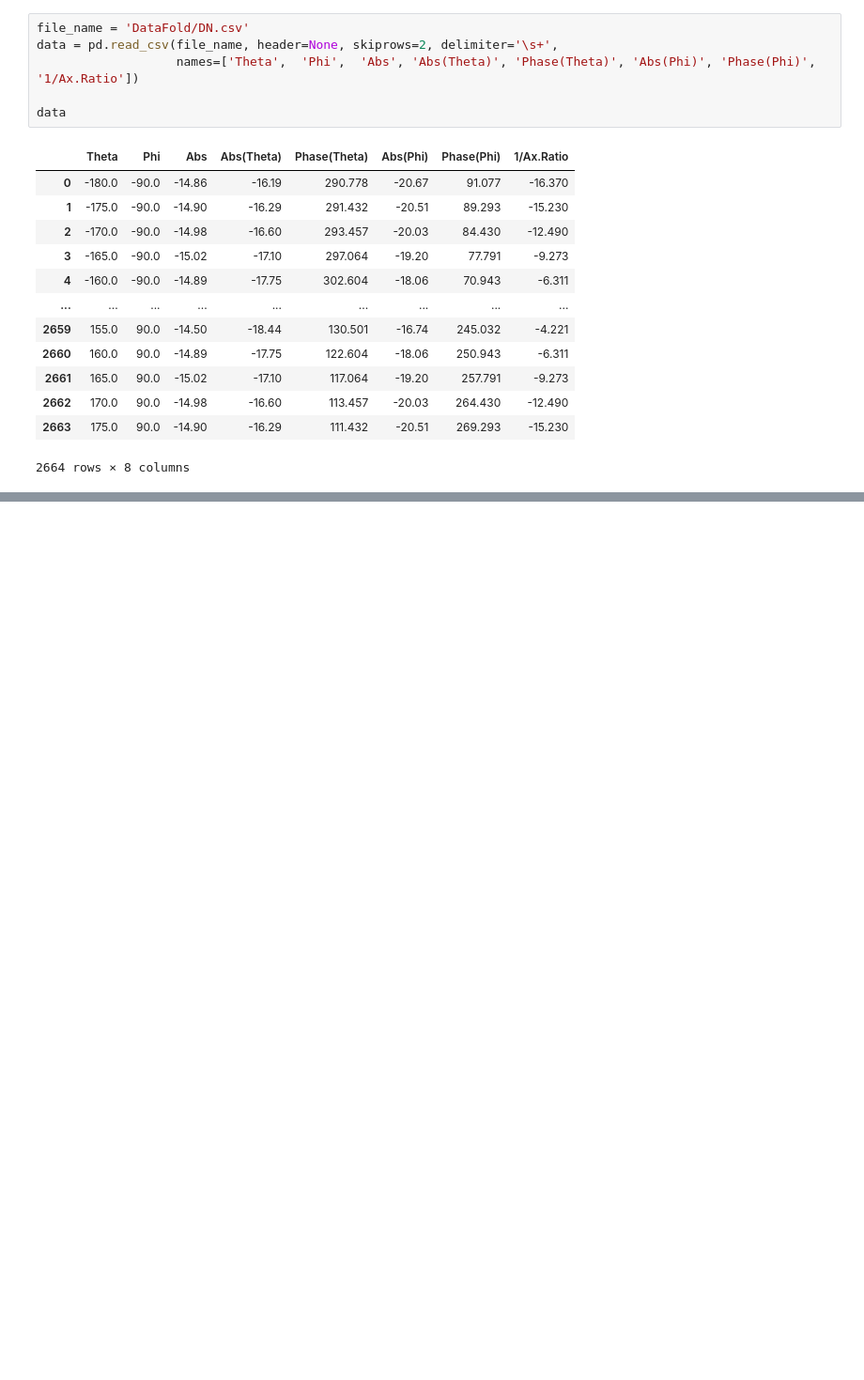
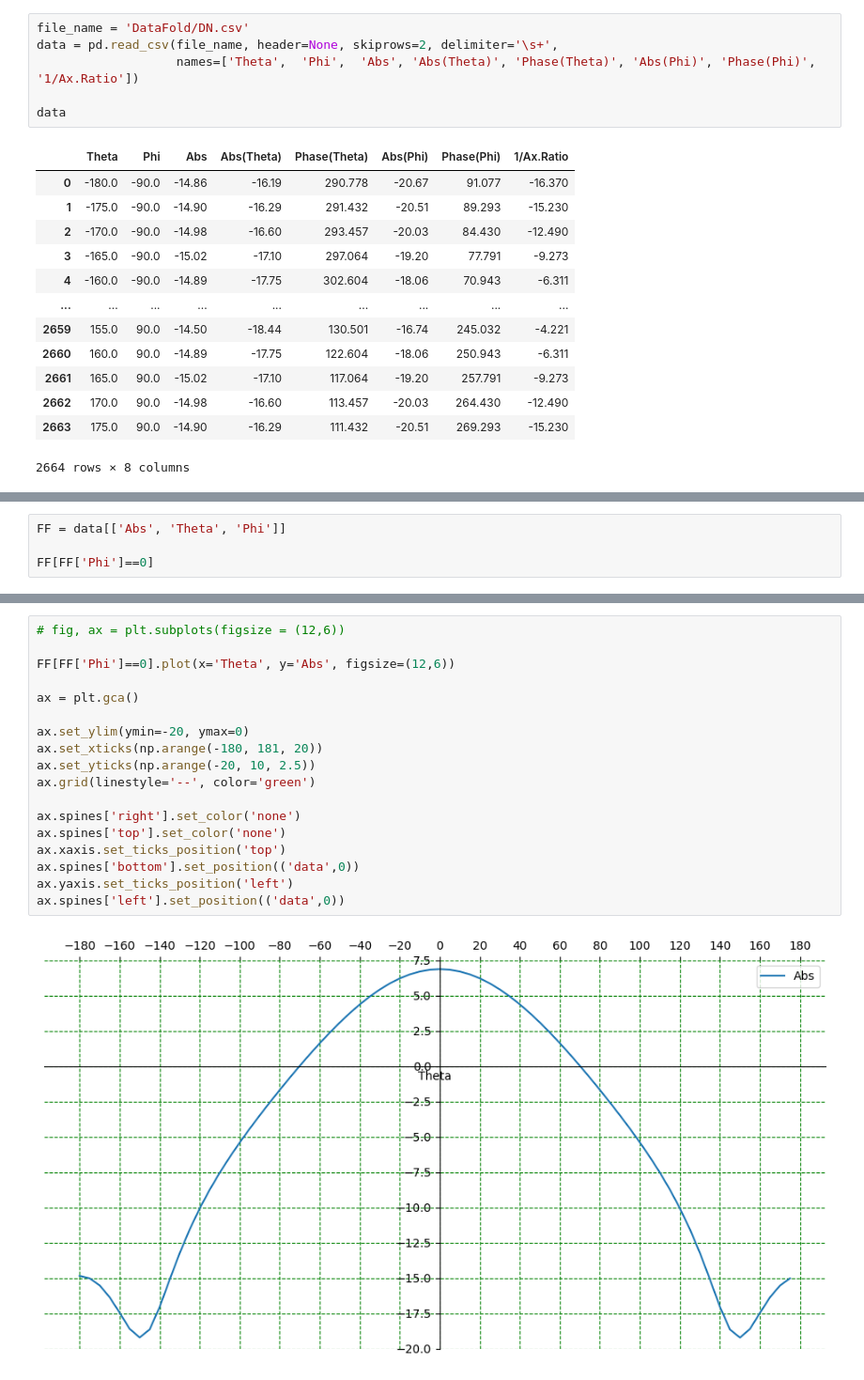
Before and after one commit to MargaritaWraith/AntennaArray-SandBox, a Jupyter notebook: DN_csv.ipynb, the cells around one changed output, grey strips where cells are left out. Shown at 94% size. Saved outputs shown, nothing was run; the diff lists cells and outputs as text; blank space fills up the shorter version.

```diff
--- a/DN_csv.ipynb
+++ b/DN_csv.ipynb
@@ -43,0 +30,4 @@ Name:   Abs(Theta)[dBi], Length: 2665, dtype: float64
+# %%
+FF = data[['Abs', 'Theta', 'Phi']]
+
+FF[FF['Phi']==0]
@@ -43,0 +48,20 @@ Name:   Abs(Theta)[dBi], Length: 2665, dtype: float64
+# %%
+# fig, ax = plt.subplots(figsize = (12,6))
+
+FF[FF['Phi']==0].plot(x='Theta', y='Abs', figsize=(12,6))
+
+ax = plt.gca()
+
+ax.set_ylim(ymin=-20, ymax=0)
+ax.set_xticks(np.arange(-180, 181, 20))
+ax.set_yticks(np.arange(-20, 10, 2.5))
+ax.grid(linestyle='--', color='green')
+
+ax.spines['right'].set_color('none')
+ax.spines['top'].set_color('none')
+ax.xaxis.set_ticks_position('top')
+ax.spines['bottom'].set_position(('data',0))
+ax.yaxis.set_ticks_position('left')
+ax.spines['left'].set_position(('data',0))
+# %% [output]
+[figure, added]
```
Also changed, not shown: parts of 2 cells of this notebook.
